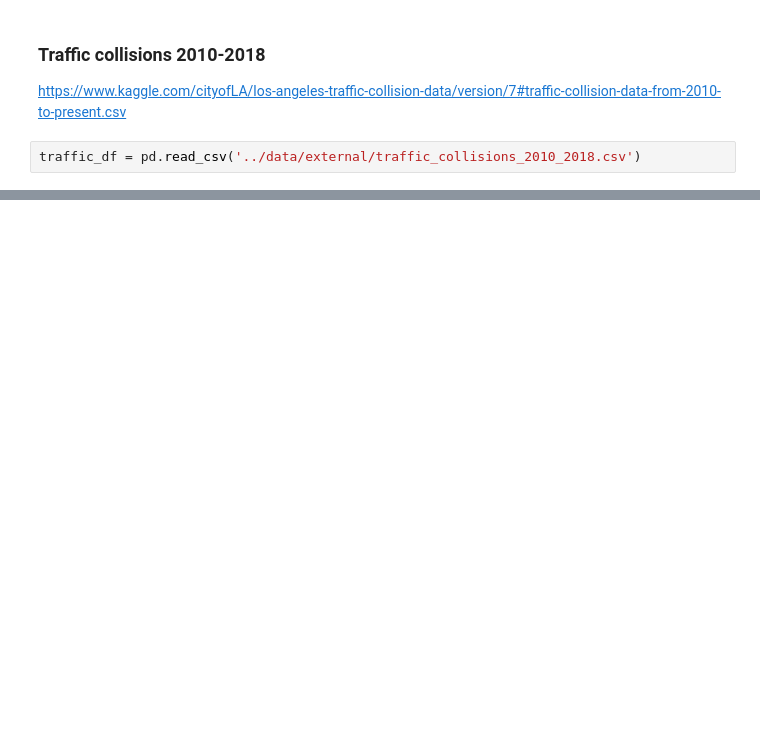
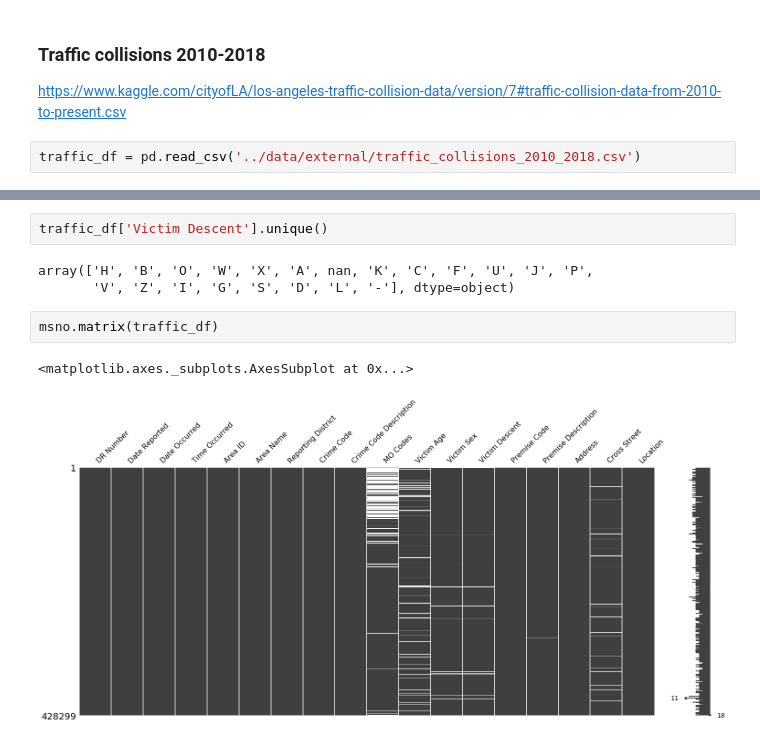
Before and after one commit to finnqiao/la_metro_bikeshare_data, a Jupyter notebook: notebooks/1.0-la-bikeshare.ipynb, the cells around one changed output, grey strips where cells are left out. Saved outputs shown, nothing was run; the diff lists cells and outputs as text; blank space fills up the shorter version.

Commit message:
initial cleaning of traffic collisions dataset

```diff
--- a/notebooks/1.0-la-bikeshare.ipynb
+++ b/notebooks/1.0-la-bikeshare.ipynb
@@ -336,0 +327,10 @@ traffic_df['Date Occurred'].max()
+# %%
+traffic_df['Victim Descent'].unique()
+# %% [output]
+array(['H', 'B', 'O', 'W', 'X', 'A', nan, 'K', 'C', 'F', 'U', 'J', 'P',
+       'V', 'Z', 'I', 'G', 'S', 'D', 'L', '-'], dtype=object)
+# %%
+msno.matrix(traffic_df)
+# %% [output]
+<matplotlib.axes._subplots.AxesSubplot at 0x...>
+[figure, added]
```
Also changed, not shown: parts of 16 cells of this notebook.
